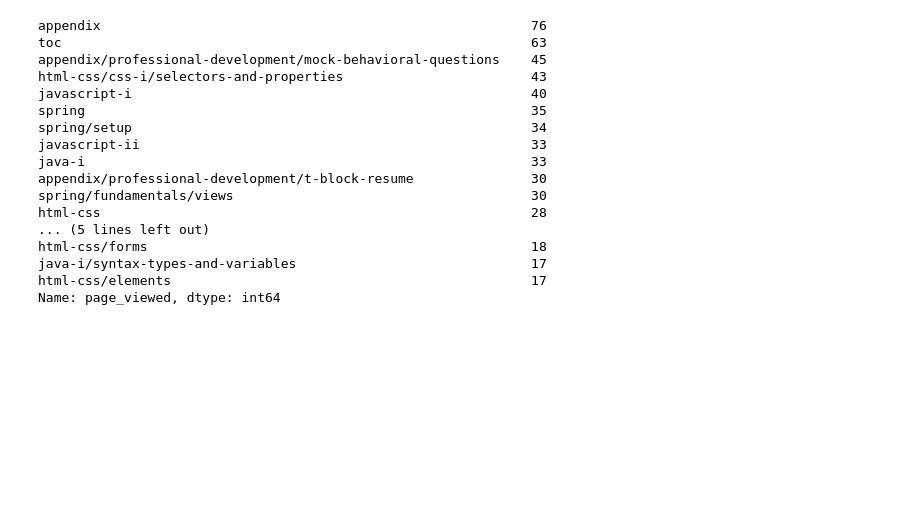
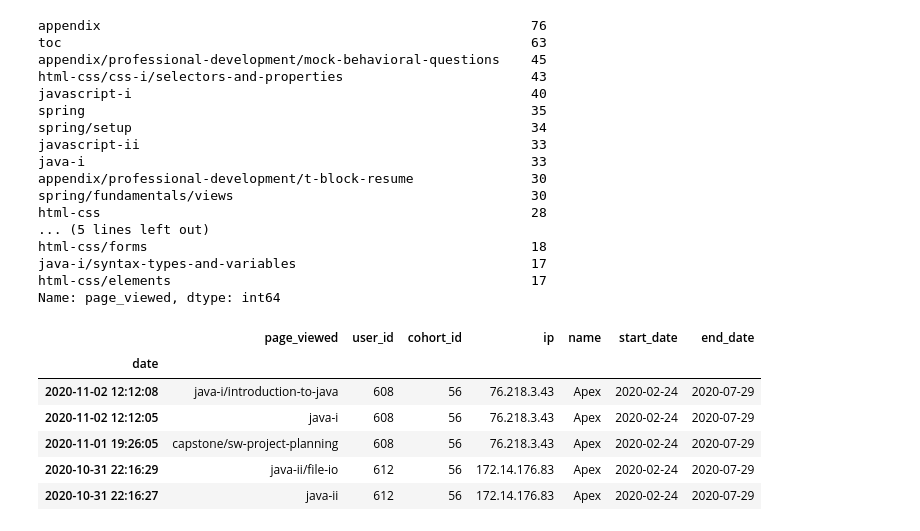
Before and after one commit to matt-c-knight/time-series-project, a Jupyter notebook: main.ipynb, the cells around one changed output. Cells and saved outputs as stored; diff of their text form; code cells hidden in the pictures; blank space fills up the shorter version.

```diff
--- a/main.ipynb
+++ b/main.ipynb
@@ -1225,3 +1237,17 @@ html-css/forms                                                 18
 java-i/syntax-types-and-variables                              17
 html-css/elements                                              17
 Name: page_viewed, dtype: int64
+# %%
+apex = web20[web20.name == 'Apex']
+# %%
+apex_after = apex.sort_index(ascending=False).head(1500)
+# %%
+apex_after.head()
+# %% [output]
+|  | page_viewed | user_id | cohort_id | ip | name | start_date | end_date |
+| date |  |  |  |  |  |  |  |
+| 2020-11-02 12:12:08 | java-i/introduction-to-java | 608 | 56 | 76.218.3.43 | Apex | 2020-02-24 | 2020-07-29 |
+| 2020-11-02 12:12:05 | java-i | 608 | 56 | 76.218.3.43 | Apex | 2020-02-24 | 2020-07-29 |
+| 2020-11-01 19:26:05 | capstone/sw-project-planning | 608 | 56 | 76.218.3.43 | Apex | 2020-02-24 | 2020-07-29 |
+| 2020-10-31 22:16:29 | java-ii/file-io | 612 | 56 | 172.14.176.83 | Apex | 2020-02-24 | 2020-07-29 |
+| 2020-10-31 22:16:27 | java-ii | 612 | 56 | 172.14.176.83 | Apex | 2020-02-24 | 2020-07-29 |
```
Also changed, not shown: parts of 11 cells of this notebook.
